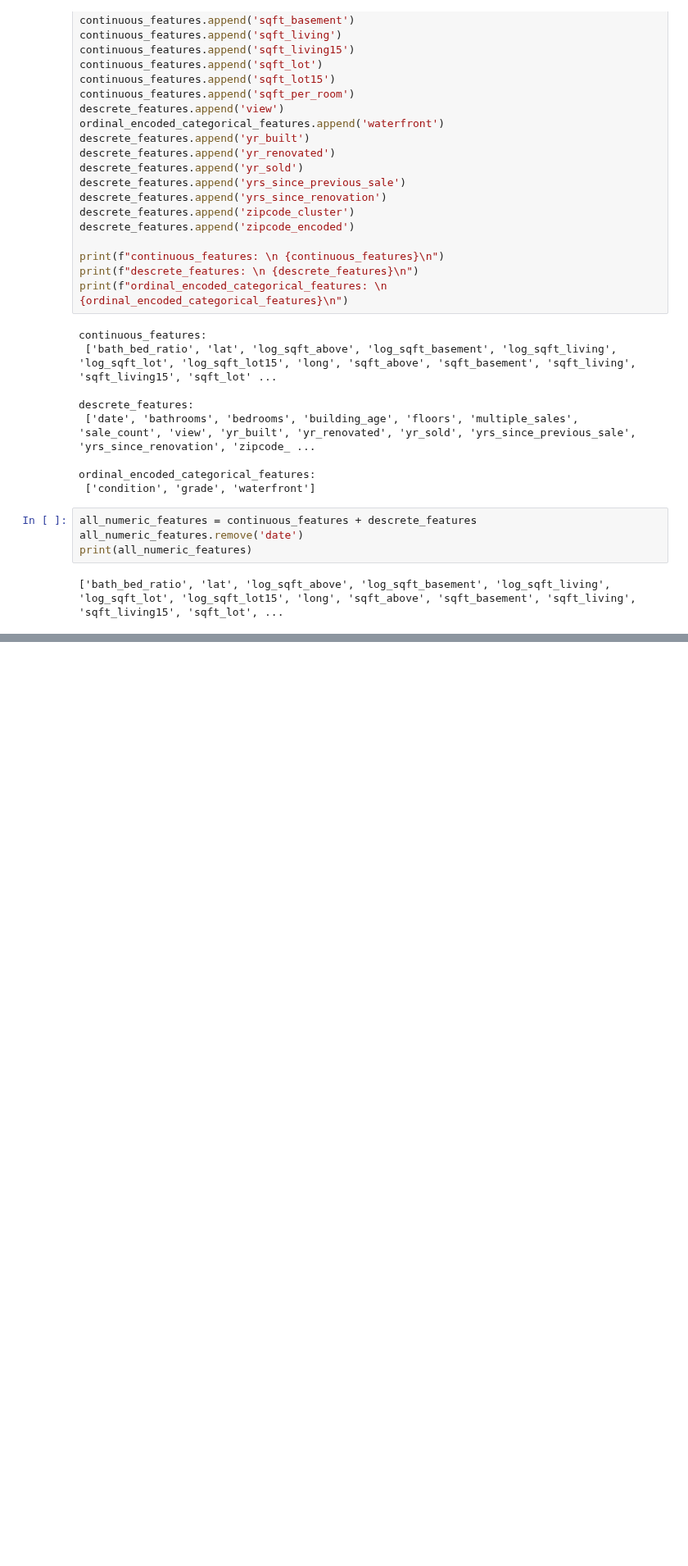
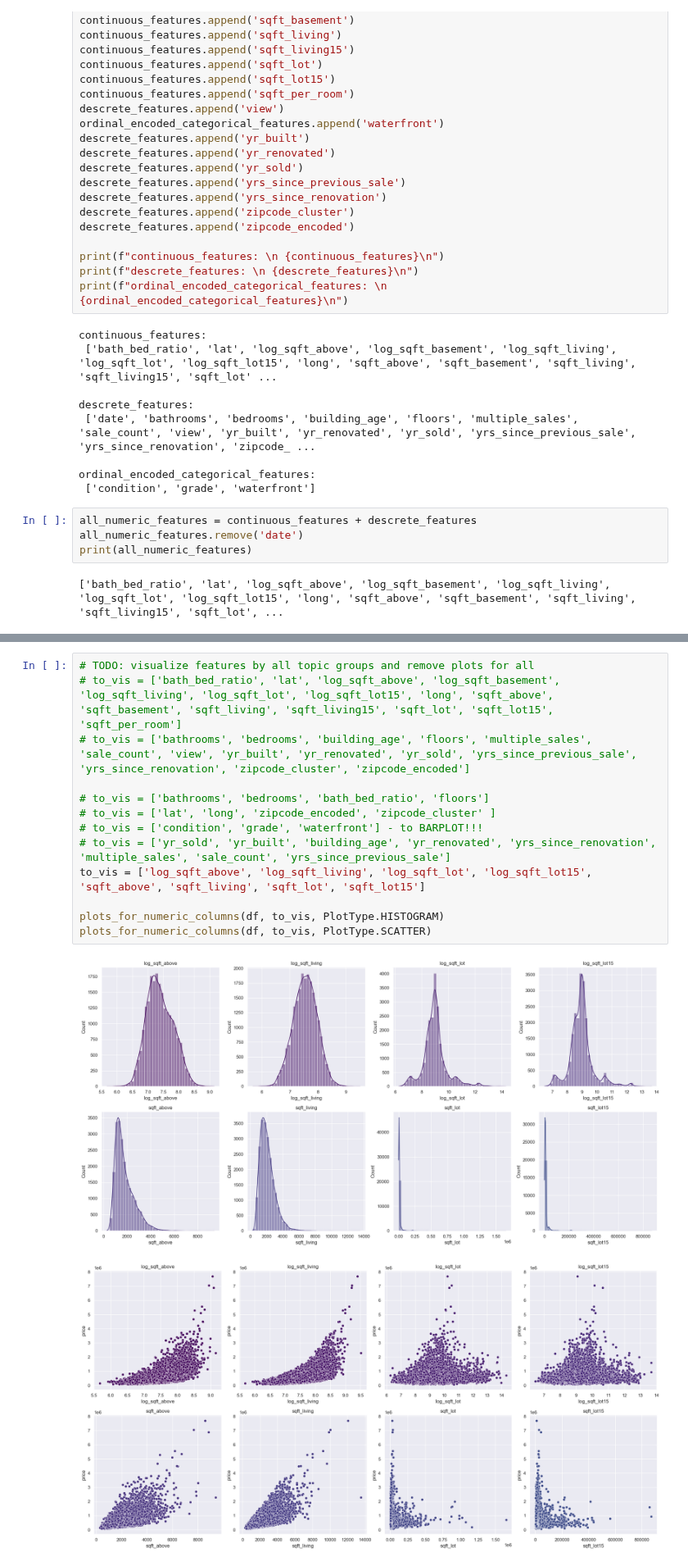
Before and after one commit to martaverfer/mini-project-ironkaggle, a Jupyter notebook: notebooks/feature_engineering.ipynb, the cells around one changed output, grey strips where cells are left out. Shown at 82% size. Drawn from its saved outputs; the diff is of its cells as text; blank space fills up the shorter version.

```diff
--- a/notebooks/feature_engineering.ipynb
+++ b/notebooks/feature_engineering.ipynb
@@ -337,0 +252,16 @@ shap_summary_df
+# %%
+# TODO: visualize features by all topic groups and remove plots for all
+# to_vis = ['bath_bed_ratio', 'lat', 'log_sqft_above', 'log_sqft_basement', 'log_sqft_living', 'log_sqft_lot', 'log_sqft_lot15', 'long', 'sqft_above', 'sqft_basement', 'sqft_living', 'sqft_living15', 'sqft_lot', 'sqft_lot15', 'sqft_per_room']
+# to_vis = ['bathrooms', 'bedrooms', 'building_age', 'floors', 'multiple_sales', 'sale_count', 'view', 'yr_built', 'yr_renovated', 'yr_sold', 'yrs_since_previous_sale', 'yrs_since_renovation', 'zipcode_cluster', 'zipcode_encoded']
+
+# to_vis = ['bathrooms', 'bedrooms', 'bath_bed_ratio', 'floors']
+# to_vis = ['lat', 'long', 'zipcode_encoded', 'zipcode_cluster' ]
+# to_vis = ['condition', 'grade', 'waterfront'] - to BARPLOT!!!
+# to_vis = ['yr_sold', 'yr_built', 'building_age', 'yr_renovated', 'yrs_since_renovation', 'multiple_sales', 'sale_count', 'yrs_since_previous_sale']
+to_vis = ['log_sqft_above', 'log_sqft_living', 'log_sqft_lot', 'log_sqft_lot15', 'sqft_above', 'sqft_living', 'sqft_lot', 'sqft_lot15']
+
+plots_for_numeric_columns(df, to_vis, PlotType.HISTOGRAM)
+plots_for_numeric_columns(df, to_vis, PlotType.SCATTER)
+# %% [output]
+[figure, added]
+[figure, added]
```
Also changed, not shown: parts of 15 cells of this notebook, 4 other files.
